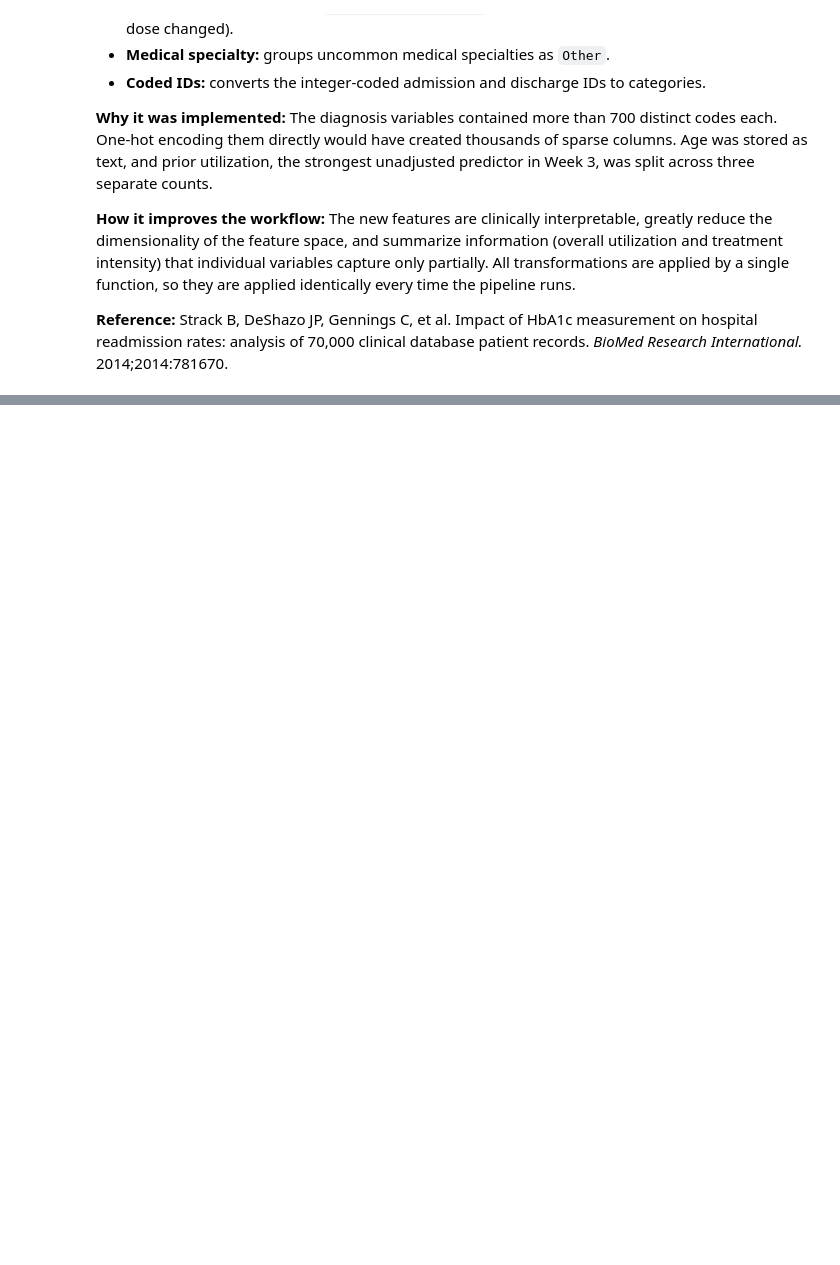
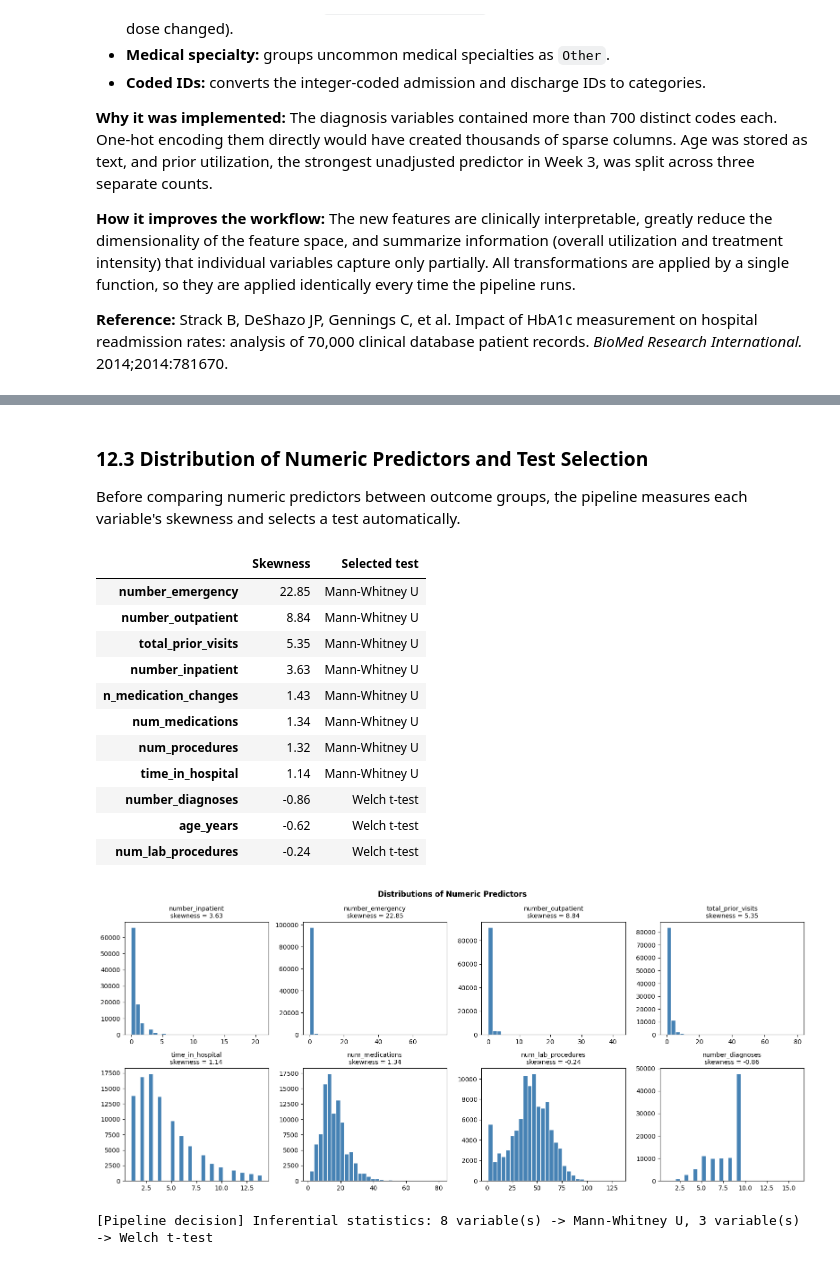
Before and after one commit to audreybyrne27/HSE751-Final-Project, a Jupyter notebook: Diabetes_Readmission_Pipeline.ipynb, the cells around one changed output, grey strips where cells are left out. Drawn from its saved outputs; the diff is of its cells as text; code cells hidden in the pictures; blank space fills up the shorter version.

Commit message:
Add files via upload
Final Pipeline

```diff
--- a/Diabetes_Readmission_Pipeline.ipynb
+++ b/Diabetes_Readmission_Pipeline.ipynb
@@ -216,8 +488,8 @@ DATA VALIDATION REPORT
 # %%
-# Separate the 47 predictor variables from the original outcome.
+# Separate the predictor variables from the original outcome.
 # Identifier columns are kept in raw_df (needed later for the patient-level split)
 # but excluded from the predictors.
-ID_COLUMNS = DATA_CONTRACT["id_columns"]
+ID_COLUMNS = [c for c in DATA_CONTRACT["id_columns"] if c in raw_df.columns]
 TARGET_COLUMN = DATA_CONTRACT["target_column"]
 
 X = raw_df.drop(columns=ID_COLUMNS + [TARGET_COLUMN]).copy()
@@ -1027,7 +1320,9 @@ def remove_low_information_columns(df, config, extra_protected=()):
 
     removal_table = pd.DataFrame(removed)
     dropped = removal_table["Column"].tolist() if len(removal_table) else []
-    print(f"Removed {len(dropped)} low-information predictor(s).")
+    log_decision("Predictor screening", f"Removed {len(dropped)} low-information predictor(s)",
+                 f"> {config['max_missing_percent']}% missing or one value in >= "
+                 f"{config['max_single_category_percent']}% of rows")
     return df.drop(columns=dropped), removal_table
 
 
@@ -1209,0 +1809,53 @@ diag_summary.round(2)
+# %% [markdown]
+### 12.3 Distribution of Numeric Predictors and Test Selection
+
+Before comparing numeric predictors between outcome groups, the pipeline measures each variable's skewness and selects a test automatically.
+# %%
+# =============================================================================
+# CHOOSING A TEST FOR EACH NUMERIC VARIABLE
+# A t-test compares means and assumes approximately normal data. Formal
+# normality tests (e.g., Shapiro-Wilk) reject normality for almost any
+# deviation when n is this large, so skewness is used instead:
+#   |skewness| <= 1  -> Welch's t-test (parametric)
+#   |skewness| >  1  -> Mann-Whitney U test (nonparametric)
+# =============================================================================
+SKEW_LIMIT = 1.0
+
+test_choice = pd.DataFrame({
+    "Skewness": model_df[NUMERIC_FEATURES].skew().round(2),
+    "Selected test": [choose_numeric_test(model_df[c], SKEW_LIMIT).__name__
+                      .replace("welch_t_test", "Welch t-test")
+                      .replace("mann_whitney_test", "Mann-Whitney U")
+                      for c in NUMERIC_FEATURES],
+}).sort_values("Skewness", key=abs, ascending=False)
+display(test_choice)
+
+fig, axes = plt.subplots(2, 4, figsize=(16, 7))
+for ax, col in zip(axes.flat, ["number_inpatient", "number_emergency", "number_outpatient",
+                               "total_prior_visits", "time_in_hospital", "num_medications",
+                               "num_lab_procedures", "number_diagnoses"]):
+    ax.hist(model_df[col], bins=30, color="steelblue", edgecolor="white")
+    ax.set_title(f"{col}\nskewness = {model_df[col].skew():.2f}", fontsize=10)
+plt.suptitle("Distributions of Numeric Predictors", fontweight="bold")
+plt.tight_layout()
+plt.show()
+
+counts = test_choice["Selected test"].value_counts()
+log_decision("Inferential statistics",
+             ", ".join(f"{n} variable(s) -> {t}" for t, n in counts.items()),
+             f"Test chosen by skewness (|skew| <= {SKEW_LIMIT}: Welch t-test; otherwise Mann-Whitney U)")
+# %% [output]
+|  | Skewness | Selected test |
+| number_emergency | 22.85 | Mann-Whitney U |
+| number_outpatient | 8.84 | Mann-Whitney U |
+| total_prior_visits | 5.35 | Mann-Whitney U |
+| number_inpatient | 3.63 | Mann-Whitney U |
+| n_medication_changes | 1.43 | Mann-Whitney U |
+| num_medications | 1.34 | Mann-Whitney U |
+| num_procedures | 1.32 | Mann-Whitney U |
+| time_in_hospital | 1.14 | Mann-Whitney U |
+| number_diagnoses | -0.86 | Welch t-test |
+| age_years | -0.62 | Welch t-test |
+| num_lab_procedures | -0.24 | Welch t-test |
+[figure, added]
+[Pipeline decision] Inferential statistics: 8 variable(s) -> Mann-Whitney U, 3 variable(s) -> Welch t-test
```
Also changed, not shown: parts of 65 cells of this notebook.
